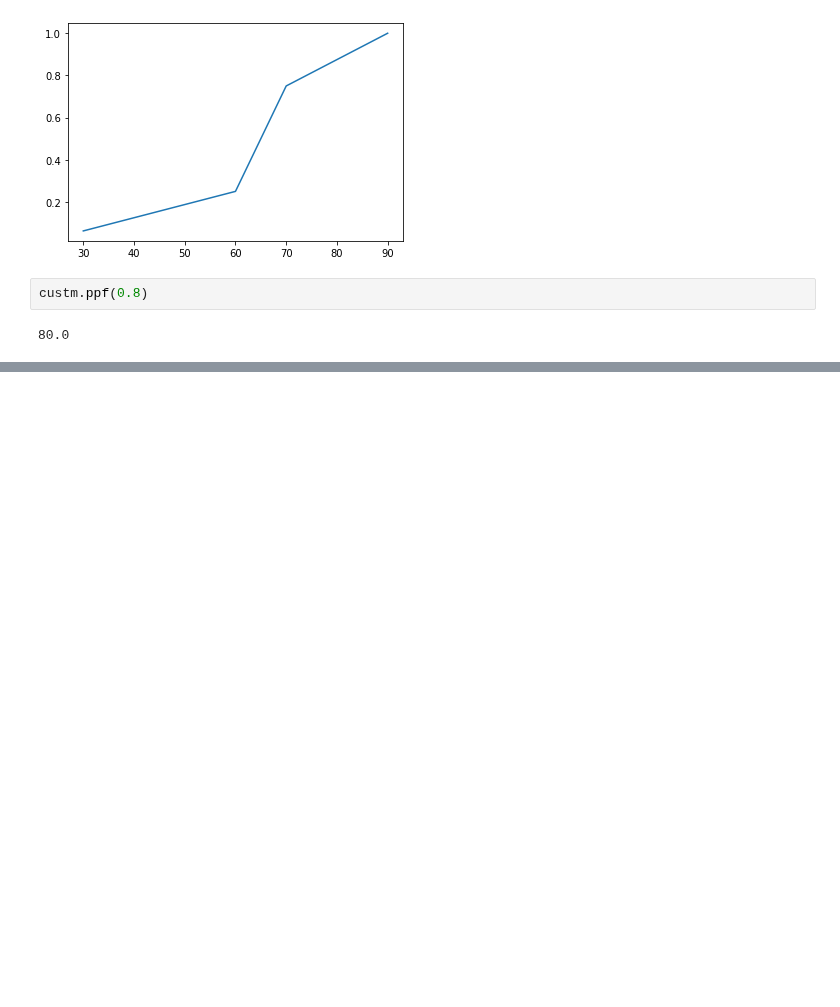
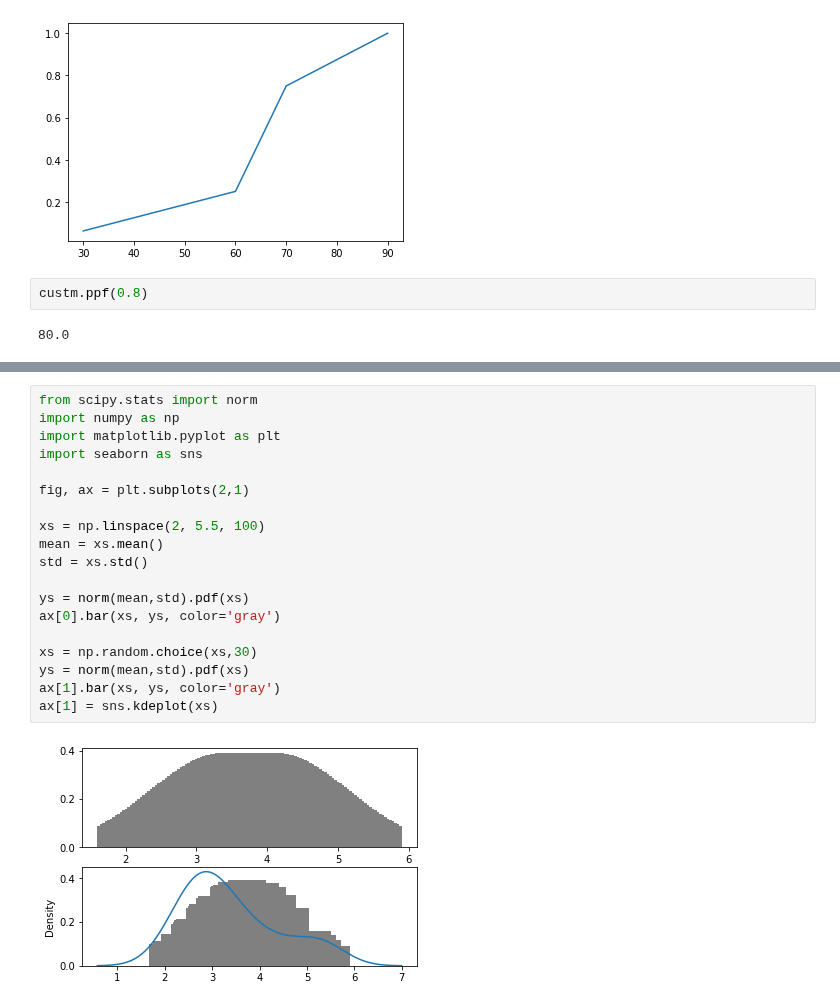
Before and after one commit to gabrielwithappy/python_study, a Jupyter notebook: Python_Basic.ipynb, the cells around one changed output, grey strips where cells are left out. Cells and saved outputs as stored; diff of their text form; blank space fills up the shorter version.

```diff
--- a/Python_Basic.ipynb
+++ b/Python_Basic.ipynb
@@ -2021,0 +2021,21 @@ custm.ppf(0.8)
+# %%
+from scipy.stats import norm
+import numpy as np
+import matplotlib.pyplot as plt
+import seaborn as sns
+
+fig, ax = plt.subplots(2,1)
+
+xs = np.linspace(2, 5.5, 100)
+mean = xs.mean()
+std = xs.std()
+
+ys = norm(mean,std).pdf(xs)
+ax[0].bar(xs, ys, color='gray')
+
+xs = np.random.choice(xs,30)
+ys = norm(mean,std).pdf(xs)
+ax[1].bar(xs, ys, color='gray')
+ax[1] = sns.kdeplot(xs)
+# %% [output]
+[figure, added]
```
Also changed, not shown: parts of 2 cells of this notebook.
